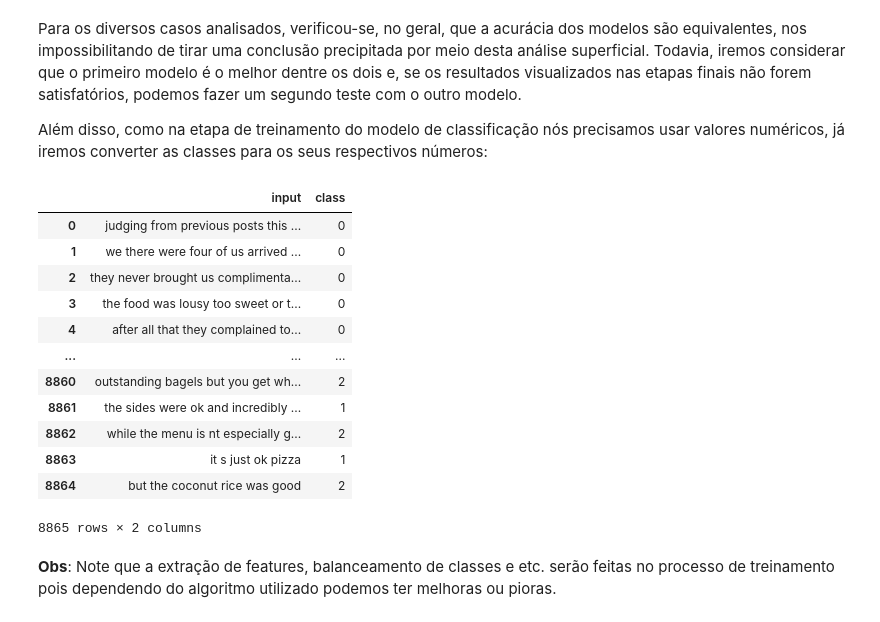
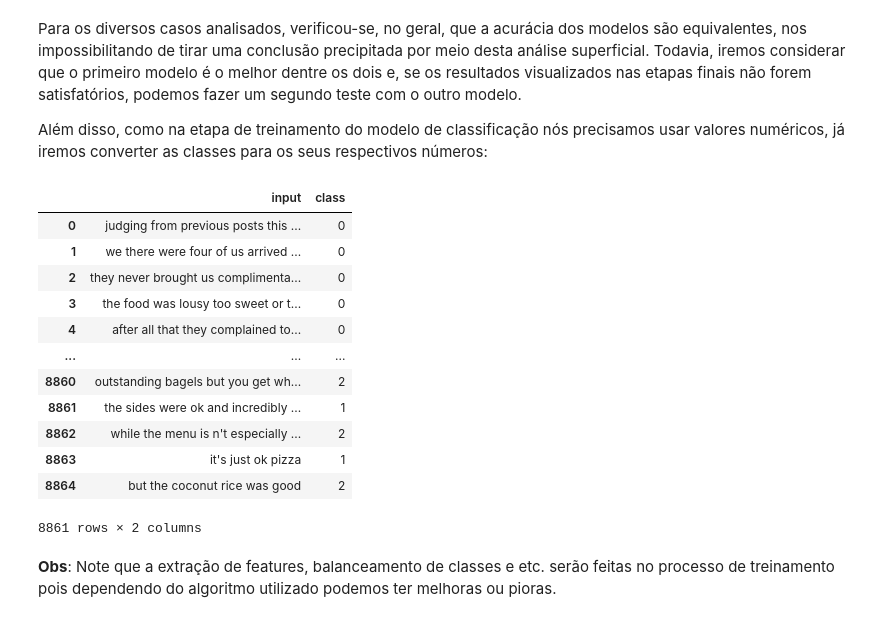
Before and after one commit to azzolinovarella/desafio-atento, a Jupyter notebook: notebooks/01-DataPreProcessing.ipynb, the cells around one changed output. Saved outputs shown, nothing was run; the diff lists cells and outputs as text; code cells hidden in the pictures.

```diff
--- a/notebooks/01-DataPreProcessing.ipynb
+++ b/notebooks/01-DataPreProcessing.ipynb
@@ -115,7 +114,7 @@ Com base em algumas amostras geradas acima, pode-se verificar que apesar da base
 # %% [markdown]
 Por fim, como pontuações e espaços podem atrapalhar no processo de treinamento (próxima etapa), vamos remover a pontuação da nossa base e remover espaços a mais.
 # %%
-df_train['input'] = df_train['input'].apply(lambda f: re.sub('\s\s+' , ' ', (re.sub(r'[^\w\s]', '', f).strip().lower())))
+df_train['input'] = df_train['input'].apply(lambda f: re.sub(r'\s+\'', '\'', re.sub('\s\s+' , ' ', (re.sub(r'[^\w\s\']', '', f)))).strip().lower())
 df_train.dropna(inplace=True)
 df_train
 # %% [output]
@@ -395,38 +394,39 @@ Além disso, como na etapa de treinamento do modelo de classificação nós prec
 # %%
 classes_dict = {
     'NEG': 0,
     'NEU': 1,
     'POS': 2
 }
 
 with open('../data/classes_dict.pkl', 'wb') as file:
     pkl.dump(classes_dict, file)
 
 # Para modelo 1
 df_train_exp = df_train.drop(columns=['class_model2']).rename(columns={'class_model1': 'class'})
+df_train_exp = df_train_exp[df_train_exp['input'] != '']
 df_train_exp['class'] = df_train_exp['class'].map(classes_dict)
 
 # Para modelo 2 - descomentar se necessário mudar
 # df_train_exp = df_train.drop(columns=['class_model1']).rename(columns={'class_model2': 'class'})
 # df_train_exp['class'] = df_train_exp['class'].map(classes_dict)
 
-df_train_exp.dropna().to_csv('../data/dataset_train_wclass.csv', index=False)  # Apenas por segurança
+df_train_exp.dropna().to_csv('../data/dataset_train_wclasses.csv', index=False)  # Apenas por segurança
 
 df_train_exp
 # %% [output]
 |  | input | class |
 | 0 | judging from previous posts this ... | 0 |
 | 1 | we there were four of us arrived ... | 0 |
 | 2 | they never brought us complimenta... | 0 |
 | 3 | the food was lousy too sweet or t... | 0 |
 | 4 | after all that they complained to... | 0 |
 | ... | ... | ... |
 | 8860 | outstanding bagels but you get wh... | 2 |
 | 8861 | the sides were ok and incredibly ... | 1 |
-| 8862 | while the menu is nt especially g... | 2 |
-| 8863 | it s just ok pizza | 1 |
+| 8862 | while the menu is n't especially ... | 2 |
+| 8863 | it's just ok pizza | 1 |
 | 8864 | but the coconut rice was good | 2 |
-8865 rows × 2 columns
+8861 rows × 2 columns
 # %% [markdown]
 **Obs**: Note que a extração de features, balanceamento de classes e etc. serão feitas no processo de treinamento pois dependendo do algoritmo utilizado podemos ter melhoras ou pioras.
 # %% [markdown]
```
Also changed, not shown: parts of 14 cells of this notebook, 4 other files.
